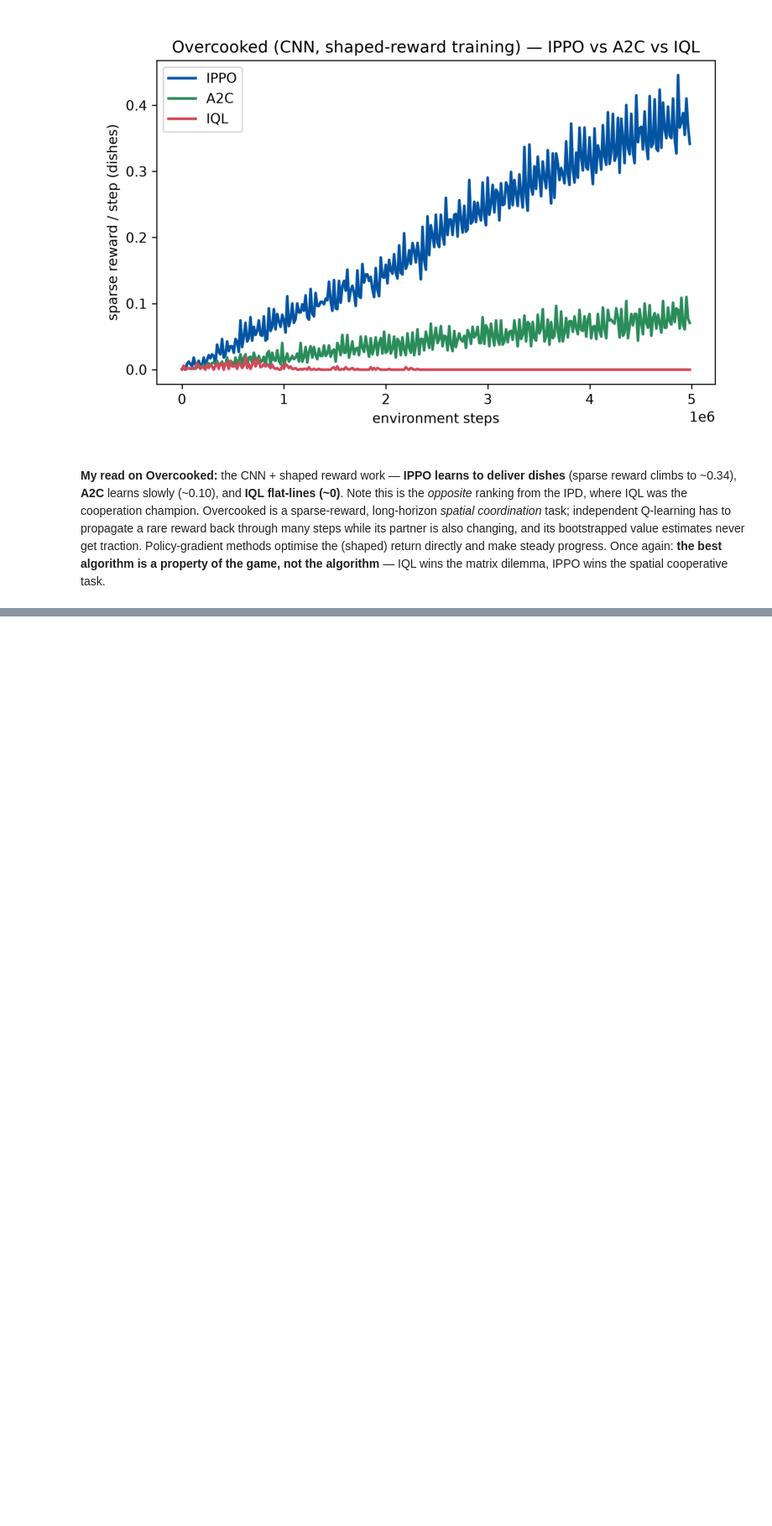
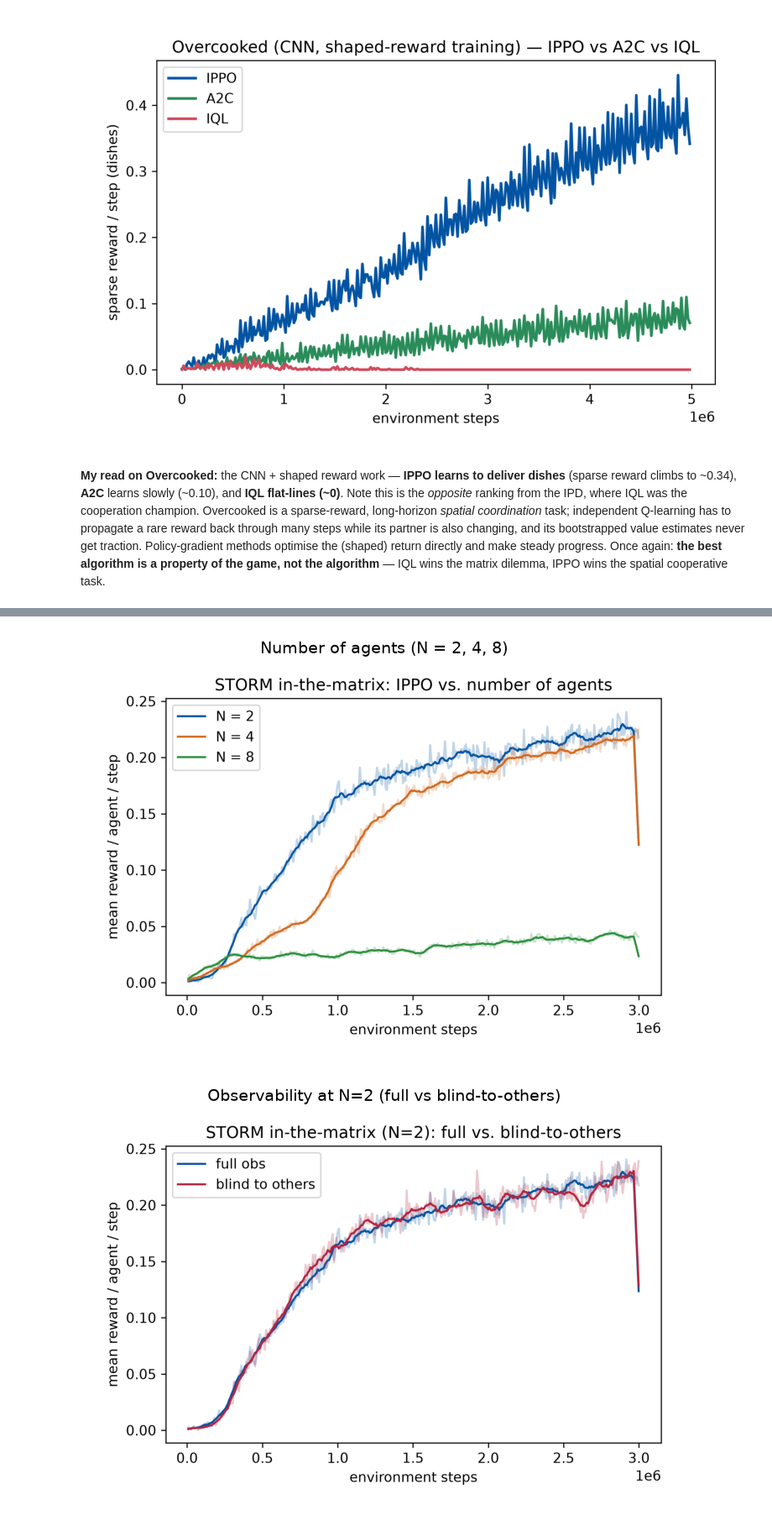
Before and after one commit to marimeireles/MARL-mixed, a Jupyter notebook: jaxmarl_env/results_notebook.ipynb, the cells around one changed output, grey strips where cells are left out. Shown at 84% size. Saved outputs shown, nothing was run; the diff lists cells and outputs as text; code cells hidden in the pictures; blank space fills up the shorter version.

```diff
--- a/jaxmarl_env/results_notebook.ipynb
+++ b/jaxmarl_env/results_notebook.ipynb
@@ -628,0 +637,13 @@ dilemma, IPPO wins the spatial cooperative task.
+# %%
+for nm, cap in [("storm_nagents.png", "Number of agents (N = 2, 4, 8)"),
+                ("storm_obs.png", "Observability at N=2 (full vs blind-to-others)")]:
+    p = os.path.join(RESULTS, nm)
+    if os.path.exists(p):
+        from matplotlib import image as mpimg
+        fig, ax = plt.subplots(figsize=(7, 4.3)); ax.imshow(mpimg.imread(p)); ax.axis("off")
+        ax.set_title(cap, fontsize=10); plt.show()
+    else:
+        print("run storm_arena.py to generate", nm)
+# %% [output]
+[figure, added]
+[figure, added]
```
Also changed, not shown: parts of 3 cells of this notebook, 6 other files.
